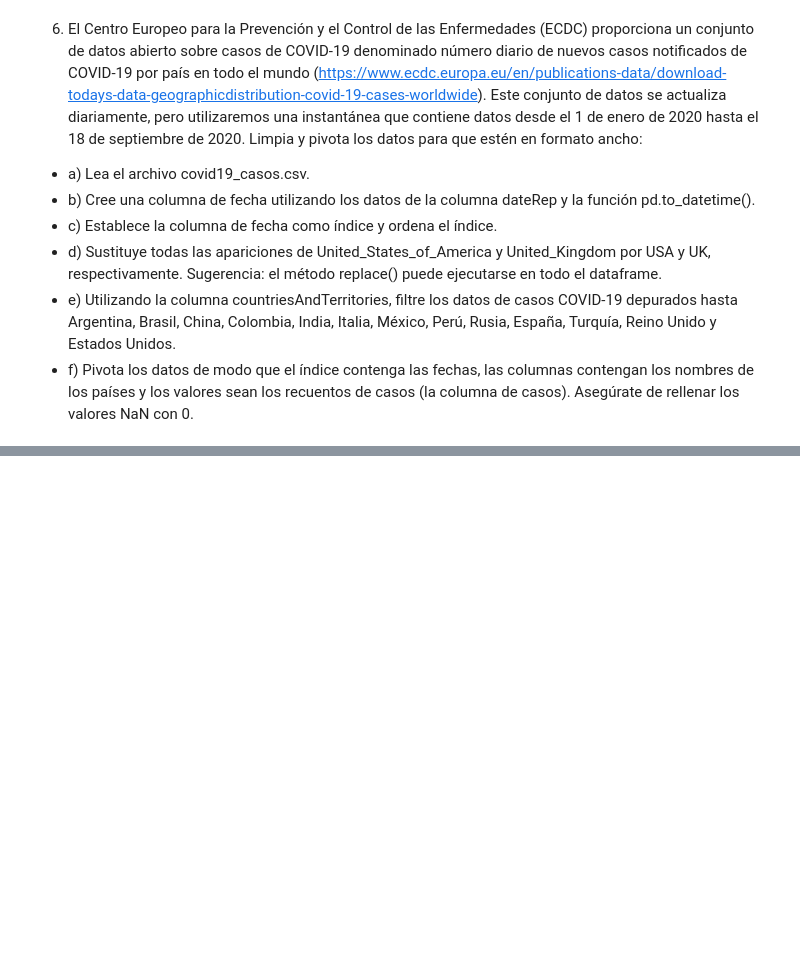
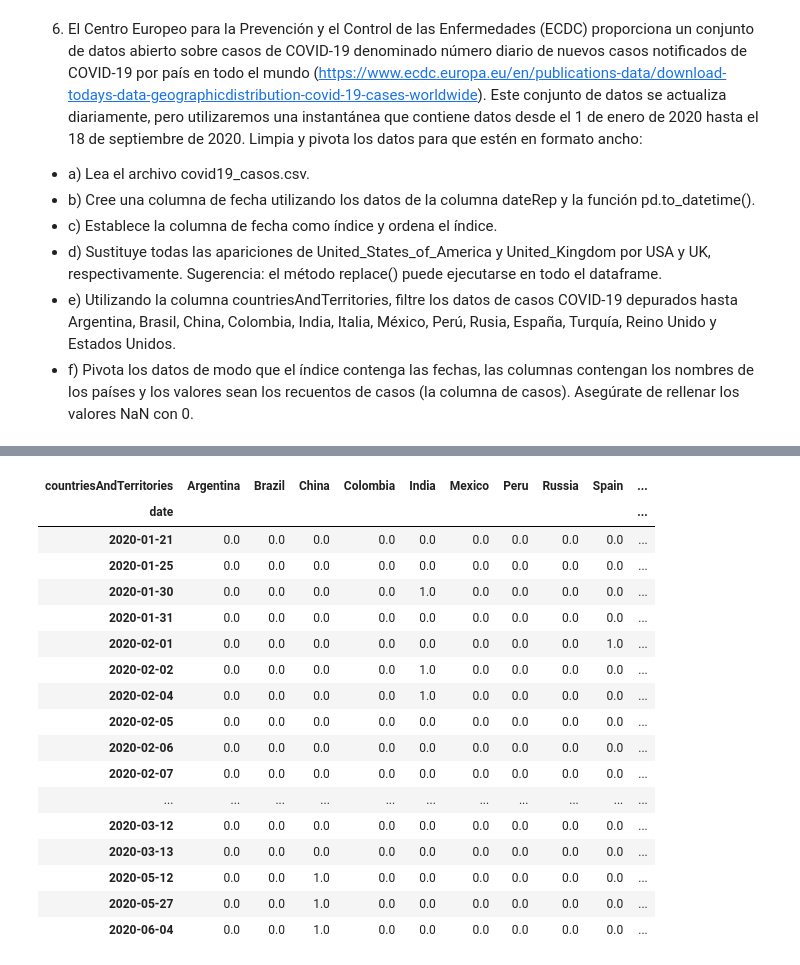
Before and after one commit to solfontan/DS_PT_09_2023, a Jupyter notebook: Data_Analysis/Analisis_de_datos/ch_03/ejercicios/ejercicio.ipynb, the cells around one changed output, grey strips where cells are left out. Saved outputs shown, nothing was run; the diff lists cells and outputs as text; code cells hidden in the pictures; blank space fills up the shorter version.

```diff
--- a/Data_Analysis/Analisis_de_datos/ch_03/ejercicios/ejercicio.ipynb
+++ b/Data_Analysis/Analisis_de_datos/ch_03/ejercicios/ejercicio.ipynb
@@ -145,6 +323,5 @@ covid_df['countriesAndTerritories'].unique()
 # - e) Utilizando la columna countriesAndTerritories, filtre los datos de casos COVID-19 depurados
 # hasta Argentina, Brasil, China, Colombia, India, Italia, México, Perú, Rusia, España, Turquía, Reino Unido y Estados Unidos.
 
-countries = ['Argentina', 'Brazil', 'China', 'Colombia', 'India', 'Italy', 'Mexico', 'Peru', 'Russia', 'Spain', 'Turkey', 'UK','USA']
-
-countries.groupby(countries)['popData2019'].count()
+df_filtrado = covid_df.query('cases == 1 and countriesAndTerritories in ["Argentina", "Brazil", "China", "Colombia", "India", "Italy", "Mexico", "Peru", "Russia", "Spain", "Turkey", "UK","USA"]')
+df_filtrado
@@ -150,0 +347,25 @@ countries.groupby(countries)['popData2019'].count()
+# %%
+# - f) Pivota los datos de modo que el índice contenga las fechas, las columnas contengan los nombres de los países
+# y los valores sean los recuentos de casos (la columna de casos). Asegúrate de rellenar los valores NaN con 0.
+
+pivot_df = df_filtrado.pivot_table(index='date', columns='countriesAndTerritories', values='cases', fill_value=0)
+pivot_df
+# %% [output]
+| countriesAndTerritories | Argentina | Brazil | China | Colombia | India | Mexico | Peru | Russia | Spain | ... |
+| date |  |  |  |  |  |  |  |  |  | ... |
+| 2020-01-21 | 0.0 | 0.0 | 0.0 | 0.0 | 0.0 | 0.0 | 0.0 | 0.0 | 0.0 | ... |
+| 2020-01-25 | 0.0 | 0.0 | 0.0 | 0.0 | 0.0 | 0.0 | 0.0 | 0.0 | 0.0 | ... |
+| 2020-01-30 | 0.0 | 0.0 | 0.0 | 0.0 | 1.0 | 0.0 | 0.0 | 0.0 | 0.0 | ... |
+| 2020-01-31 | 0.0 | 0.0 | 0.0 | 0.0 | 0.0 | 0.0 | 0.0 | 0.0 | 0.0 | ... |
+| 2020-02-01 | 0.0 | 0.0 | 0.0 | 0.0 | 0.0 | 0.0 | 0.0 | 0.0 | 1.0 | ... |
+| 2020-02-02 | 0.0 | 0.0 | 0.0 | 0.0 | 1.0 | 0.0 | 0.0 | 0.0 | 0.0 | ... |
+| 2020-02-04 | 0.0 | 0.0 | 0.0 | 0.0 | 1.0 | 0.0 | 0.0 | 0.0 | 0.0 | ... |
+| 2020-02-05 | 0.0 | 0.0 | 0.0 | 0.0 | 0.0 | 0.0 | 0.0 | 0.0 | 0.0 | ... |
+| 2020-02-06 | 0.0 | 0.0 | 0.0 | 0.0 | 0.0 | 0.0 | 0.0 | 0.0 | 0.0 | ... |
+| 2020-02-07 | 0.0 | 0.0 | 0.0 | 0.0 | 0.0 | 0.0 | 0.0 | 0.0 | 0.0 | ... |
+| ... | ... | ... | ... | ... | ... | ... | ... | ... | ... | ... |
+| 2020-03-12 | 0.0 | 0.0 | 0.0 | 0.0 | 0.0 | 0.0 | 0.0 | 0.0 | 0.0 | ... |
+| 2020-03-13 | 0.0 | 0.0 | 0.0 | 0.0 | 0.0 | 0.0 | 0.0 | 0.0 | 0.0 | ... |
+| 2020-05-12 | 0.0 | 0.0 | 1.0 | 0.0 | 0.0 | 0.0 | 0.0 | 0.0 | 0.0 | ... |
+| 2020-05-27 | 0.0 | 0.0 | 1.0 | 0.0 | 0.0 | 0.0 | 0.0 | 0.0 | 0.0 | ... |
+| 2020-06-04 | 0.0 | 0.0 | 1.0 | 0.0 | 0.0 | 0.0 | 0.0 | 0.0 | 0.0 | ... |
```
Also changed, not shown: parts of 21 cells of this notebook.
